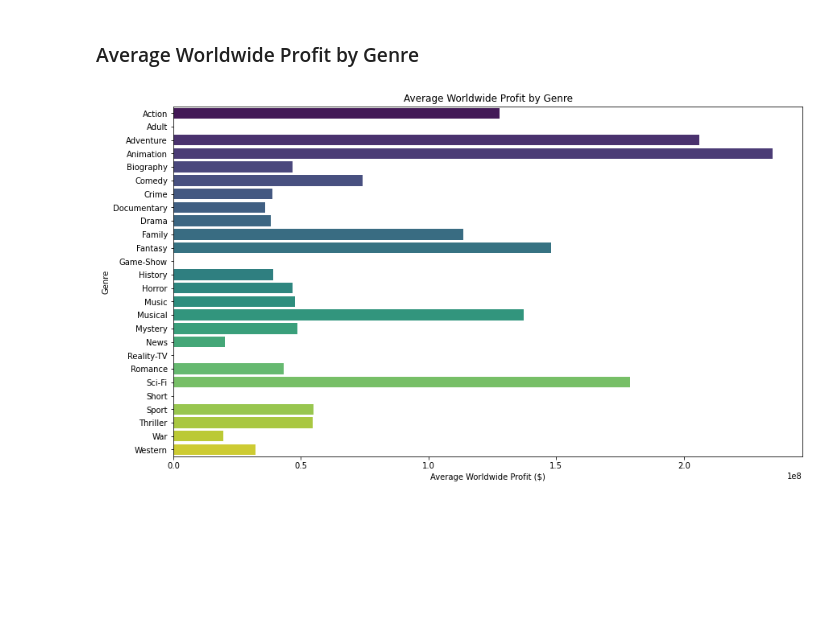
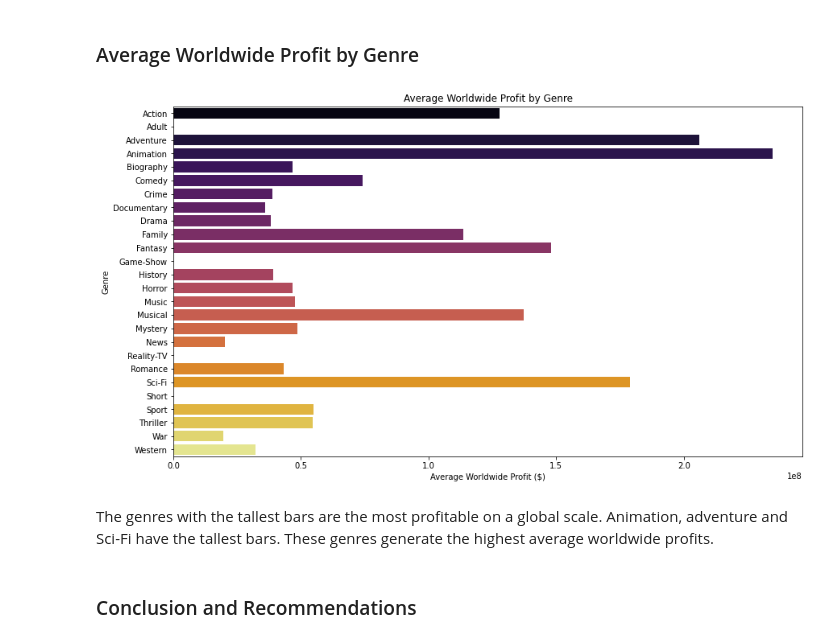
Before and after one commit to daveochieng8/Phase-1-Project, a Jupyter notebook: index.ipynb, the cells around one changed output. Cells and saved outputs as stored; diff of their text form; code cells hidden in the pictures; blank space fills up the shorter version.

```diff
--- a/index.ipynb
+++ b/index.ipynb
@@ -449,8 +449,9 @@ There is a strong positive correlation between production budget and gross reven
 # %% [markdown]
 ### Identifying the most profitable genres
 # %%
-# Calculating the average domestic and worldwide profit for each genre
-genre_columns = genres.columns if 'genres' in locals() else combined_data.columns[combined_data.columns.isin(combined_data['genres'].str.get_dummies(sep=',').columns)]
+
+genre_columns = ['Action', 'Adult', 'Adventure','Animation', 'Biography', 'Comedy', 'Crime', 'Documentary', 'Drama','Family', 'Fantasy', 'Game-Show', 'History', 'Horror', 'Music','Musical', 'Mystery', 'News', 'Reality-TV', 'Romance', 'Sci-Fi','Short', 'Sport', 'Thriller', 'War', 'Western']
+
 genre_profit_df = pd.DataFrame()
 
 for genre in genre_columns:
@@ -458,3 +459,5 @@ for genre in genre_columns:
     genre_profit_df.loc[genre, 'avg_worldwide_profit'] = combined_data.loc[combined_data[genre] == 1, 'worldwide_profit'].mean()
 
 genre_profit_df = genre_profit_df.reset_index().rename(columns={'index': 'genre'})
+
+genre_profit_df
@@ -484,10 +493,15 @@ plt.show()
 # %%
 
 plt.figure(figsize=(14, 8))
-sns.barplot(x='avg_worldwide_profit', y='genre', data=genre_profit_df, palette='viridis')
+sns.barplot(x='avg_worldwide_profit', y='genre', data=genre_profit_df, palette='inferno')
 plt.title('Average Worldwide Profit by Genre')
 plt.xlabel('Average Worldwide Profit ($)')
 plt.ylabel('Genre')
 plt.show()
 # %% [output]
-[figure, old version]
+[figure, new version]
+# %% [markdown]
+The genres with the tallest bars are the most profitable on a global scale. Animation, adventure and Sci-Fi have the tallest bars.
+These genres generate the highest average worldwide profits.
+# %% [markdown]
+### Conclusion and Recommendations
```
Also changed, not shown: parts of 4 cells of this notebook.
